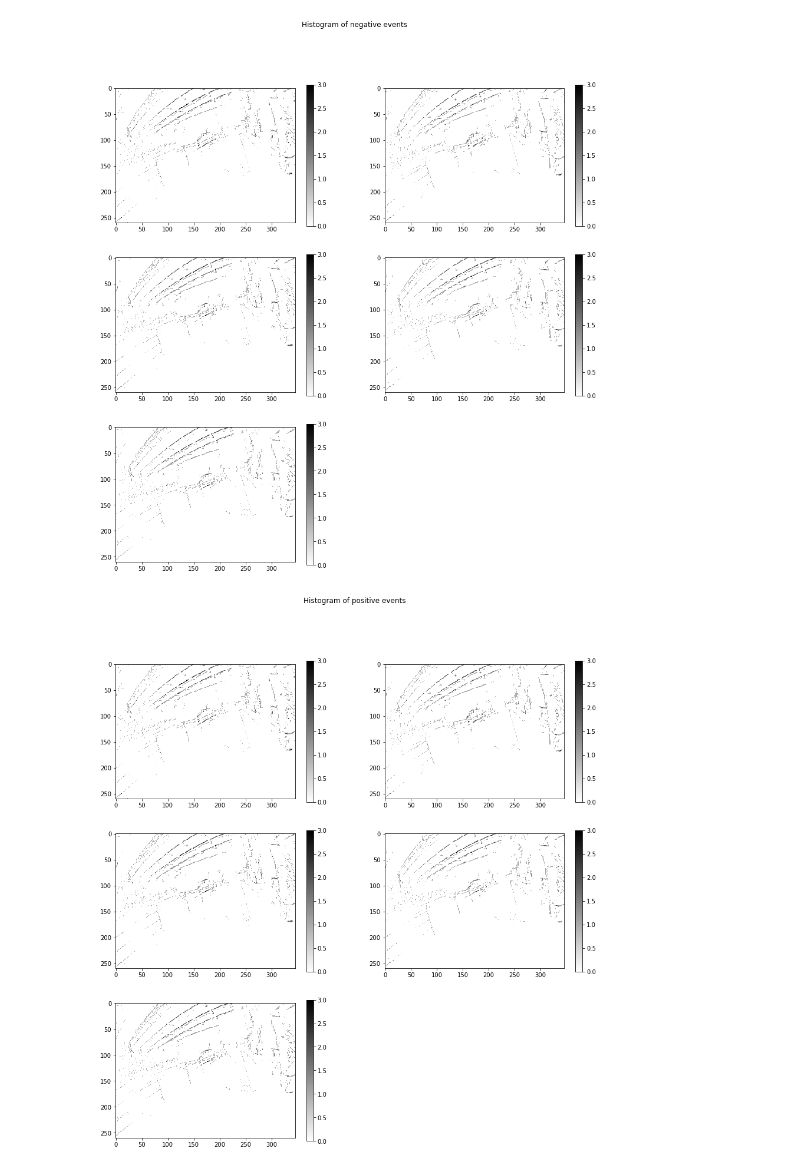
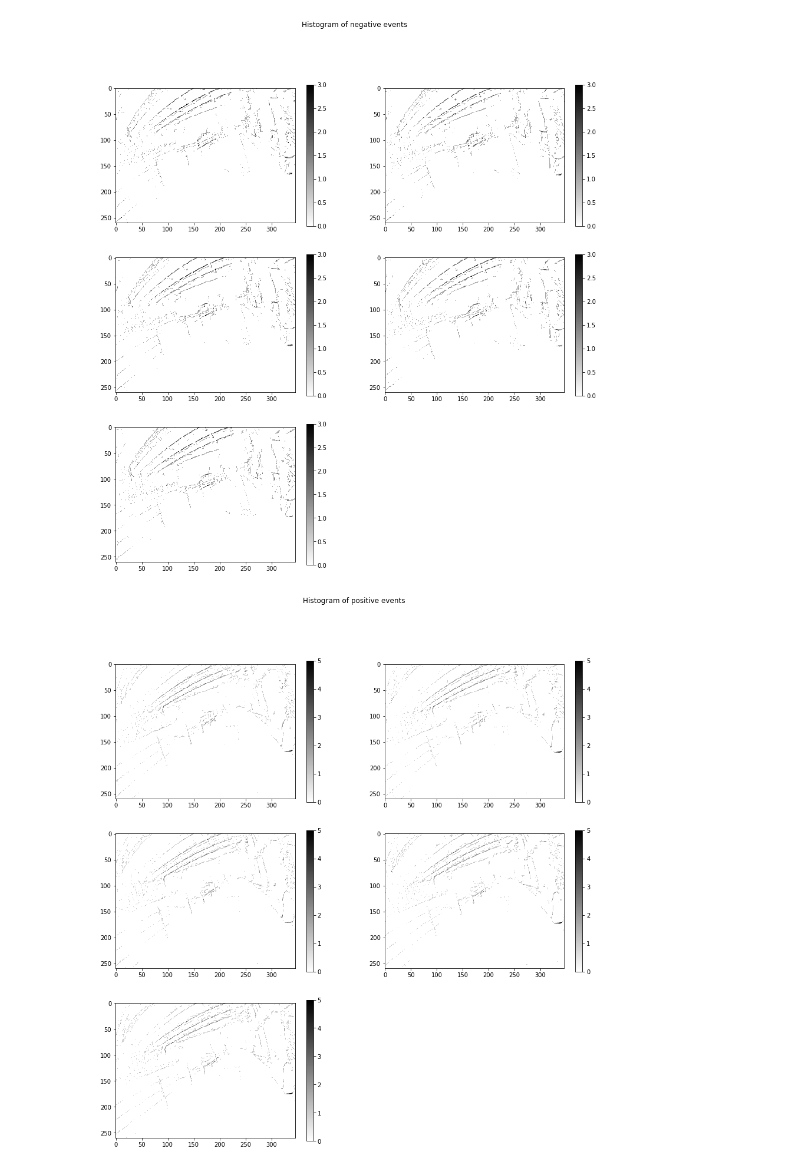
Before and after one commit to SudeshnaBora/Computer_Vision, a Jupyter notebook: code/Learning Phase.ipynb, the cells around one changed output. Saved outputs shown, nothing was run; the diff lists cells and outputs as text; code cells hidden in the pictures.

Commit message:
floats and voxel grids

```diff
--- a/code/Learning Phase.ipynb
+++ b/code/Learning Phase.ipynb
@@ -168,34 +168,14 @@ plt.show()
 # %%
 fig, axs = plt.subplots(3, 2, figsize=(15, 15))
 fig.suptitle('Histogram of positive events')
 
 for i in range(num_time_slices):
     plt.sca(axs[int(i/2),i%2])
-    plt.imshow(voxelgrid_neg[:,:,i], cmap='gray_r')
+    plt.imshow(voxelgrid_pos[:,:,i], cmap='gray_r')
     plt.colorbar()
-
-plt.sca(axs[0,0])
-plt.imshow(img_pos[0 ,: :], cmap='gray_r')
-plt.colorbar()
-
-plt.sca(axs[0,1])
-plt.imshow(img_pos[1 ,: :], cmap='gray_r')
-plt.colorbar()
-
-plt.sca(axs[1,0])
-plt.imshow(img_pos[2 ,: :], cmap='gray_r')
-plt.colorbar()
-
-plt.sca(axs[1,1])
-plt.imshow(img_pos[3 ,: :], cmap='gray_r')
-plt.colorbar()
-
-plt.sca(axs[2,0])
-plt.imshow(img_pos[4 ,: :], cmap='gray_r')
-plt.colorbar()
 
 axs.flat[-1].set_visible(False)
 
 plt.show()
 # %% [output]
-[figure, old version]
+[figure, new version]
```
